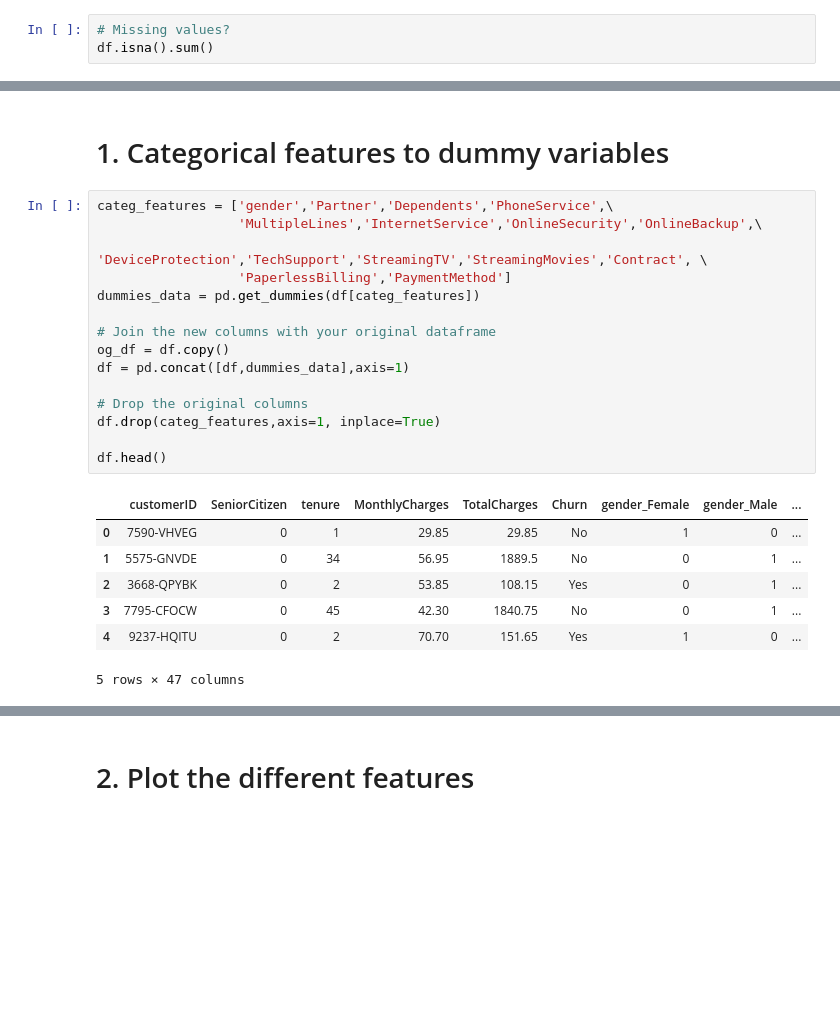
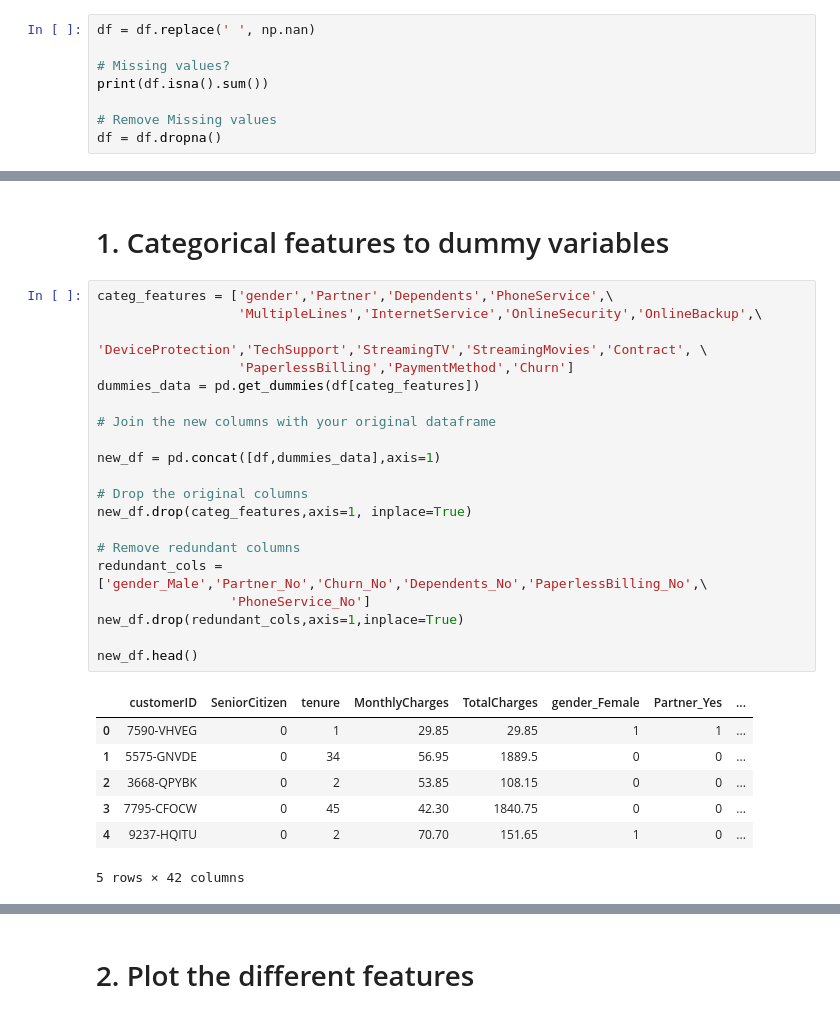
Before and after one commit to BongumusaSizwe/DVE, a Jupyter notebook: Assignment 1/IBM.ipynb, the cells around one changed output, grey strips where cells are left out. Saved outputs shown, nothing was run; the diff lists cells and outputs as text; blank space fills up the shorter version.

```diff
--- a/Assignment 1/IBM.ipynb
+++ b/Assignment 1/IBM.ipynb
@@ -50,6 +50,11 @@ df.head()
 | 4 | 9237-HQITU | Female | 0 | No | No | 2 | Yes | No | ... |
 5 rows × 21 columns
 # %%
+df = df.replace(' ', np.nan)
+
 # Missing values?
-df.isna().sum()
+print(df.isna().sum())
+
+# Remove Missing values
+df = df.dropna()
 # %% [output]
@@ -96,23 +101,28 @@ memory usage: 1.1+ MB
 # %%
 categ_features = ['gender','Partner','Dependents','PhoneService',\
                   'MultipleLines','InternetService','OnlineSecurity','OnlineBackup',\
                   'DeviceProtection','TechSupport','StreamingTV','StreamingMovies','Contract', \
-                  'PaperlessBilling','PaymentMethod']
+                  'PaperlessBilling','PaymentMethod','Churn']
 dummies_data = pd.get_dummies(df[categ_features])
 
 # Join the new columns with your original dataframe
-og_df = df.copy()
-df = pd.concat([df,dummies_data],axis=1)
+
+new_df = pd.concat([df,dummies_data],axis=1)
 
 # Drop the original columns
-df.drop(categ_features,axis=1, inplace=True)
+new_df.drop(categ_features,axis=1, inplace=True)
 
-df.head()
+# Remove redundant columns
+redundant_cols = ['gender_Male','Partner_No','Churn_No','Dependents_No','PaperlessBilling_No',\
+                 'PhoneService_No']
+new_df.drop(redundant_cols,axis=1,inplace=True)
+
+new_df.head()
 # %% [output]
-|  | customerID | SeniorCitizen | tenure | MonthlyCharges | TotalCharges | Churn | gender_Female | gender_Male | ... |
-| 0 | 7590-VHVEG | 0 | 1 | 29.85 | 29.85 | No | 1 | 0 | ... |
-| 1 | 5575-GNVDE | 0 | 34 | 56.95 | 1889.5 | No | 0 | 1 | ... |
-| 2 | 3668-QPYBK | 0 | 2 | 53.85 | 108.15 | Yes | 0 | 1 | ... |
-| 3 | 7795-CFOCW | 0 | 45 | 42.30 | 1840.75 | No | 0 | 1 | ... |
-| 4 | 9237-HQITU | 0 | 2 | 70.70 | 151.65 | Yes | 1 | 0 | ... |
+|  | customerID | SeniorCitizen | tenure | MonthlyCharges | TotalCharges | gender_Female | Partner_Yes | ... |
+| 0 | 7590-VHVEG | 0 | 1 | 29.85 | 29.85 | 1 | 1 | ... |
+| 1 | 5575-GNVDE | 0 | 34 | 56.95 | 1889.5 | 0 | 0 | ... |
+| 2 | 3668-QPYBK | 0 | 2 | 53.85 | 108.15 | 0 | 0 | ... |
+| 3 | 7795-CFOCW | 0 | 45 | 42.30 | 1840.75 | 0 | 0 | ... |
+| 4 | 9237-HQITU | 0 | 2 | 70.70 | 151.65 | 1 | 0 | ... |
-5 rows × 47 columns
+5 rows × 42 columns
```
Also changed, not shown: parts of 23 cells of this notebook.
